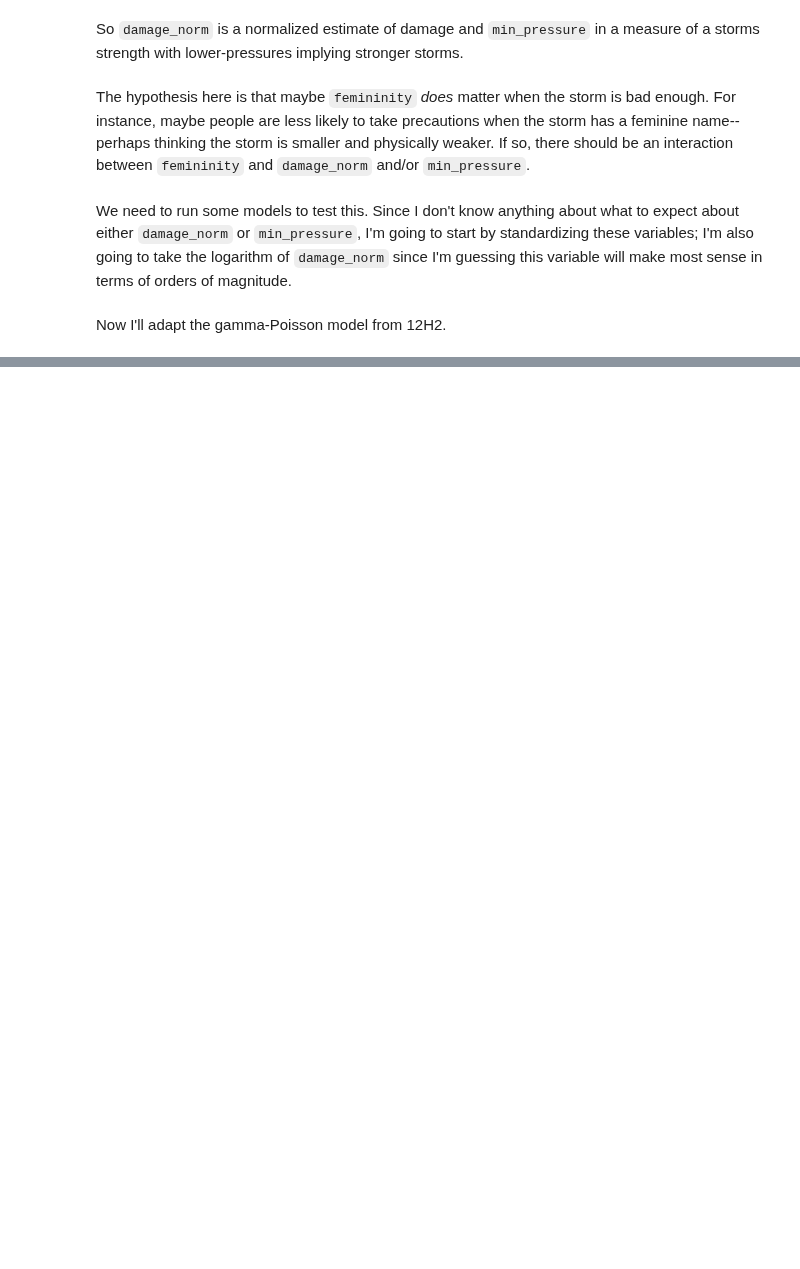
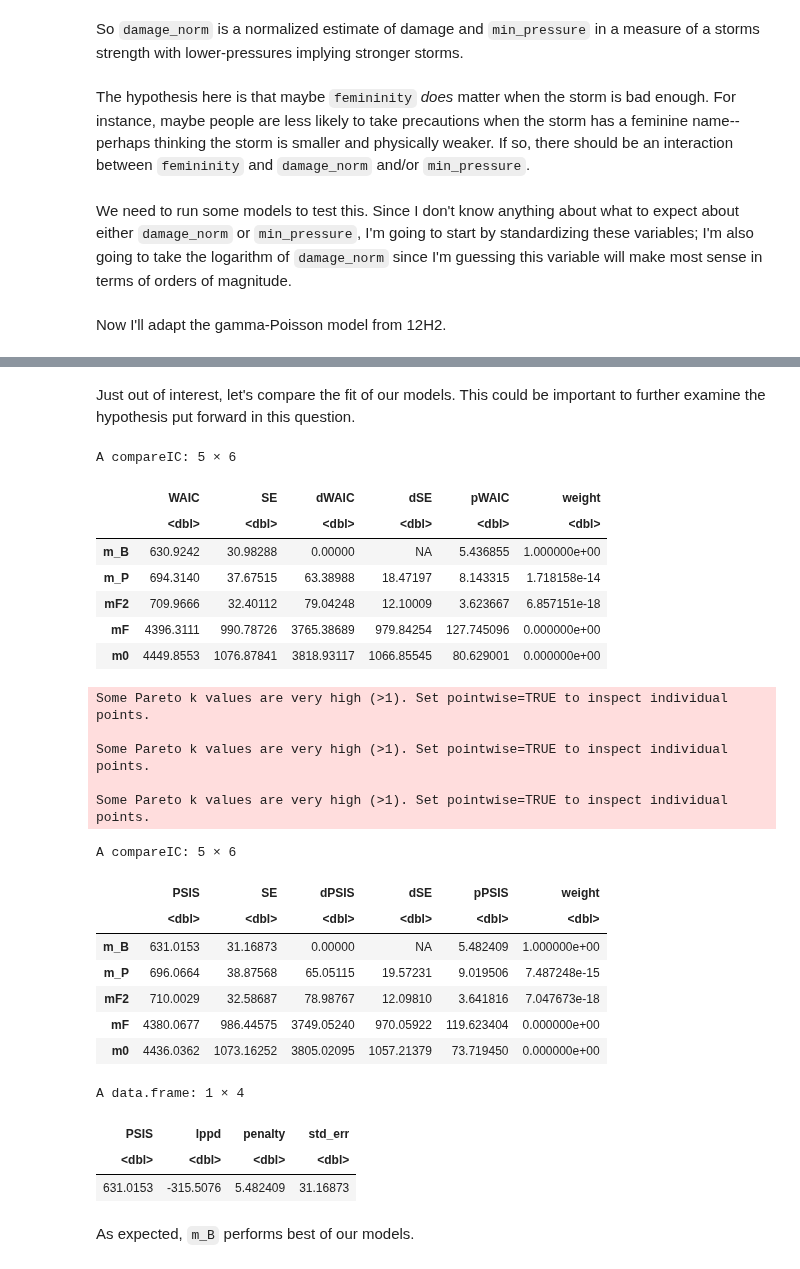
Before and after one commit to nicklausmillican/StatisticalRethinkingIISolutions, a Jupyter notebook: StatisticalRethinkingSolutions2_Ch12.ipynb, the cells around one changed output, grey strips where cells are left out. Cells and saved outputs as stored; diff of their text form; code cells hidden in the pictures; blank space fills up the shorter version.

```diff
--- a/StatisticalRethinkingSolutions2_Ch12.ipynb
+++ b/StatisticalRethinkingSolutions2_Ch12.ipynb
@@ -966,0 +1058,33 @@ B_seq <- seq(from=min(dlist$B), to=max(dlist$B), length.out=100)
+# %% [markdown]
+Just out of interest, let's compare the fit of our models.  This could be important to further examine the hypothesis put forward in this question.
+# %%
+compare(m0, mF, mF2, m_P, m_B, func=WAIC)
+compare(m0, mF, mF2, m_P, m_B, func=PSIS)
+# %% [output]
+A compareIC: 5 × 6
+|  | WAIC | SE | dWAIC | dSE | pWAIC | weight |
+|  | <dbl> | <dbl> | <dbl> | <dbl> | <dbl> | <dbl> |
+| m_B | 630.9242 | 30.98288 | 0.00000 | NA | 5.436855 | 1.000000e+00 |
+| m_P | 694.3140 | 37.67515 | 63.38988 | 18.47197 | 8.143315 | 1.718158e-14 |
+| mF2 | 709.9666 | 32.40112 | 79.04248 | 12.10009 | 3.623667 | 6.857151e-18 |
+| mF | 4396.3111 | 990.78726 | 3765.38689 | 979.84254 | 127.745096 | 0.000000e+00 |
+| m0 | 4449.8553 | 1076.87841 | 3818.93117 | 1066.85545 | 80.629001 | 0.000000e+00 |
+Some Pareto k values are very high (>1). Set pointwise=TRUE to inspect individual points.
+
+Some Pareto k values are very high (>1). Set pointwise=TRUE to inspect individual points.
+
+Some Pareto k values are very high (>1). Set pointwise=TRUE to inspect individual points.
+A compareIC: 5 × 6
+|  | PSIS | SE | dPSIS | dSE | pPSIS | weight |
+|  | <dbl> | <dbl> | <dbl> | <dbl> | <dbl> | <dbl> |
+| m_B | 631.0153 | 31.16873 | 0.00000 | NA | 5.482409 | 1.000000e+00 |
+| m_P | 696.0664 | 38.87568 | 65.05115 | 19.57231 | 9.019506 | 7.487248e-15 |
+| mF2 | 710.0029 | 32.58687 | 78.98767 | 12.09810 | 3.641816 | 7.047673e-18 |
+| mF | 4380.0677 | 986.44575 | 3749.05240 | 970.05922 | 119.623404 | 0.000000e+00 |
+| m0 | 4436.0362 | 1073.16252 | 3805.02095 | 1057.21379 | 73.719450 | 0.000000e+00 |
+A data.frame: 1 × 4
+| PSIS | lppd | penalty | std_err |
+| <dbl> | <dbl> | <dbl> | <dbl> |
+| 631.0153 | -315.5076 | 5.482409 | 31.16873 |
+# %% [markdown]
+As expected, `m_B` performs best of our models.
```
Also changed, not shown: parts of 17 cells of this notebook.
